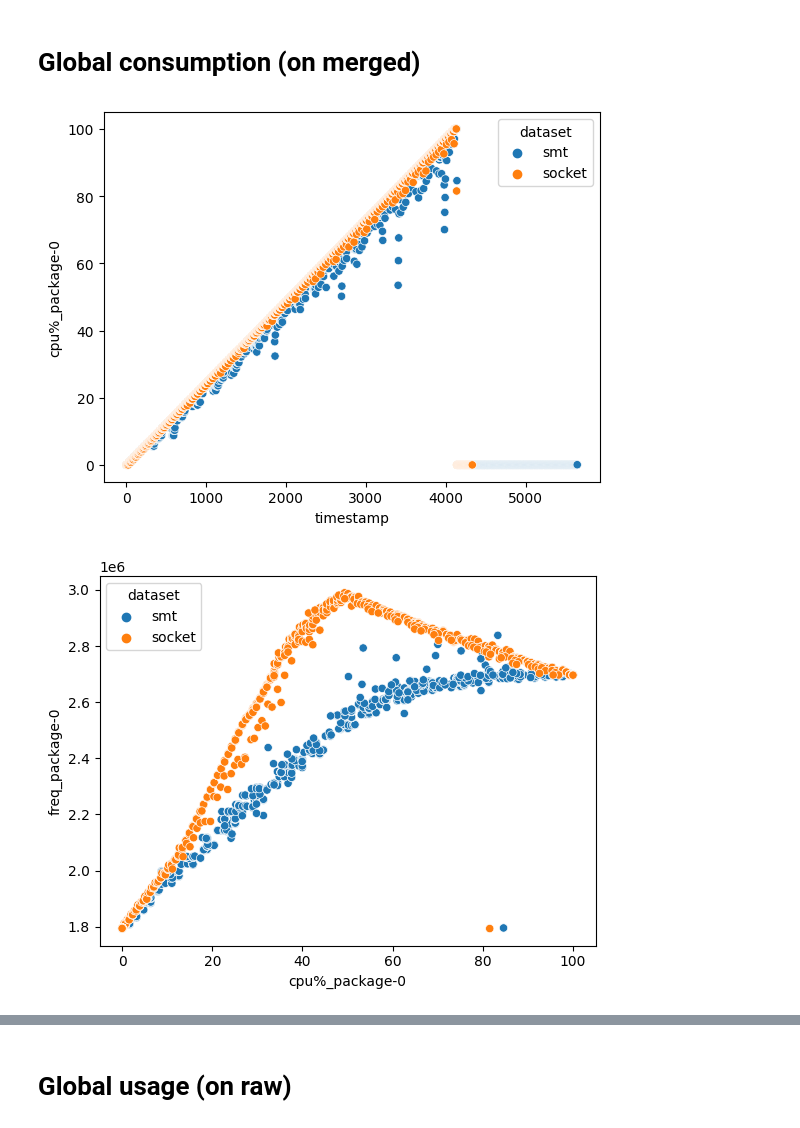
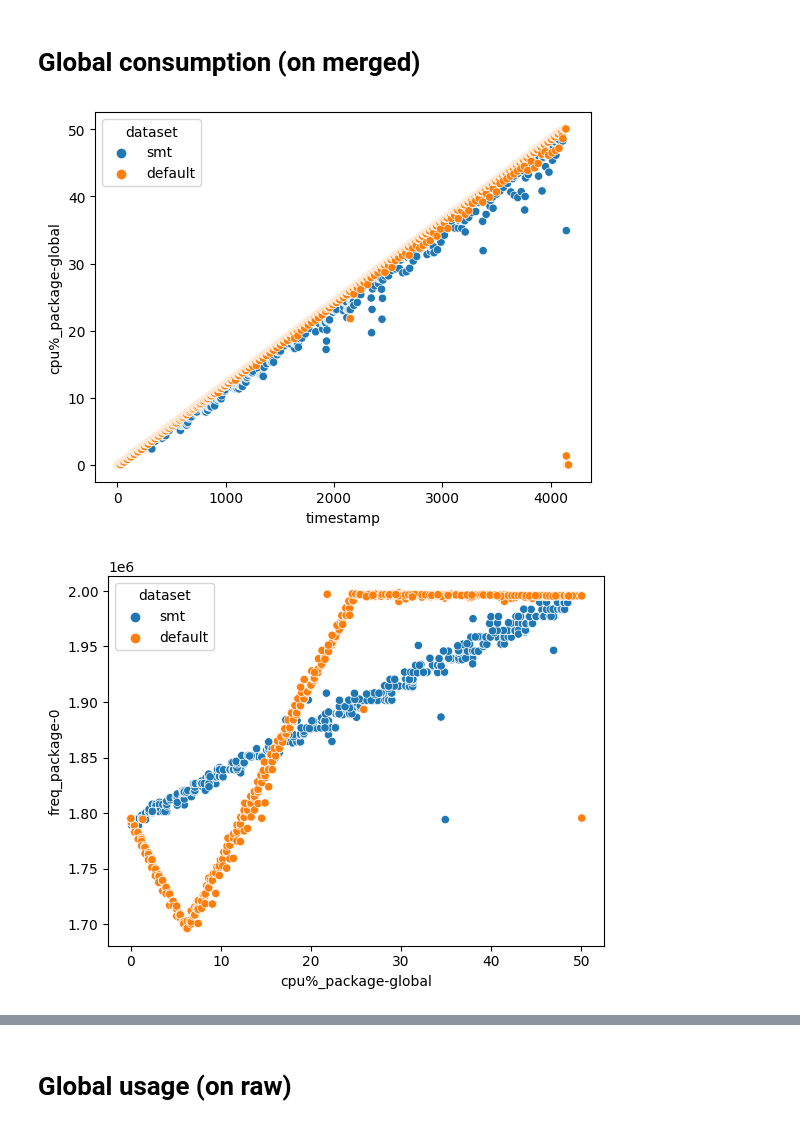
Before and after one commit to jacquetpi/rapl-reader, a Jupyter notebook: investig-consumption.ipynb, the cells around one changed output, grey strips where cells are left out. Saved outputs shown, nothing was run; the diff lists cells and outputs as text; code cells hidden in the pictures.

```diff
--- a/investig-consumption.ipynb
+++ b/investig-consumption.ipynb
@@ -39,10 +39,10 @@ def delta_from_merge(merged_dataset : pd.DataFrame, delta_between : list):
 # %% [markdown]
 ### Load as aggregated value on timestamp
 # %%
-dataset_smt  = format_csv('/usr/local/src/rapl-reader/measures/consumption-20230829-stress-smt2.csv')
-dataset_soc = format_csv('/usr/local/src/rapl-reader/measures/consumption-20230829-stress-socket2.csv')
+dataset_smt  = format_csv('/usr/local/src/rapl-reader/measures/consumption-20230830-stress-smt-noturbo.csv')
+dataset_soc = format_csv('/usr/local/src/rapl-reader/measures/consumption-20230830-stress-socket-noturbo.csv')
 
-dataset_merged = merge_datasets({'smt':dataset_smt, 'socket':dataset_soc})
+dataset_merged = merge_datasets({'smt':dataset_smt, 'default':dataset_soc})
 # %% [markdown]
 ### Load raw
 # %%
@@ -96,11 +106,11 @@ print(joule1)
 # %% [markdown]
 # Global consumption (on merged)
 # %%
-ax = sns.scatterplot(data=dataset_merged, x='timestamp', y='cpu%_package-0', hue='dataset')
+ax = sns.scatterplot(data=dataset_merged, x='timestamp', y='cpu%_package-global', hue='dataset')
 # %% [output]
-[figure, old version]
+[figure, new version]
 # %%
-ax = sns.scatterplot(data=dataset_merged, x='cpu%_package-0', y='freq_package-0', hue='dataset')
+ax = sns.scatterplot(data=dataset_merged, x='cpu%_package-global', y='freq_package-0', hue='dataset')
 # %% [output]
-[figure, old version]
+[figure, new version]
 # %%
```
Also changed, not shown: parts of 5 cells of this notebook, 2 other files.
